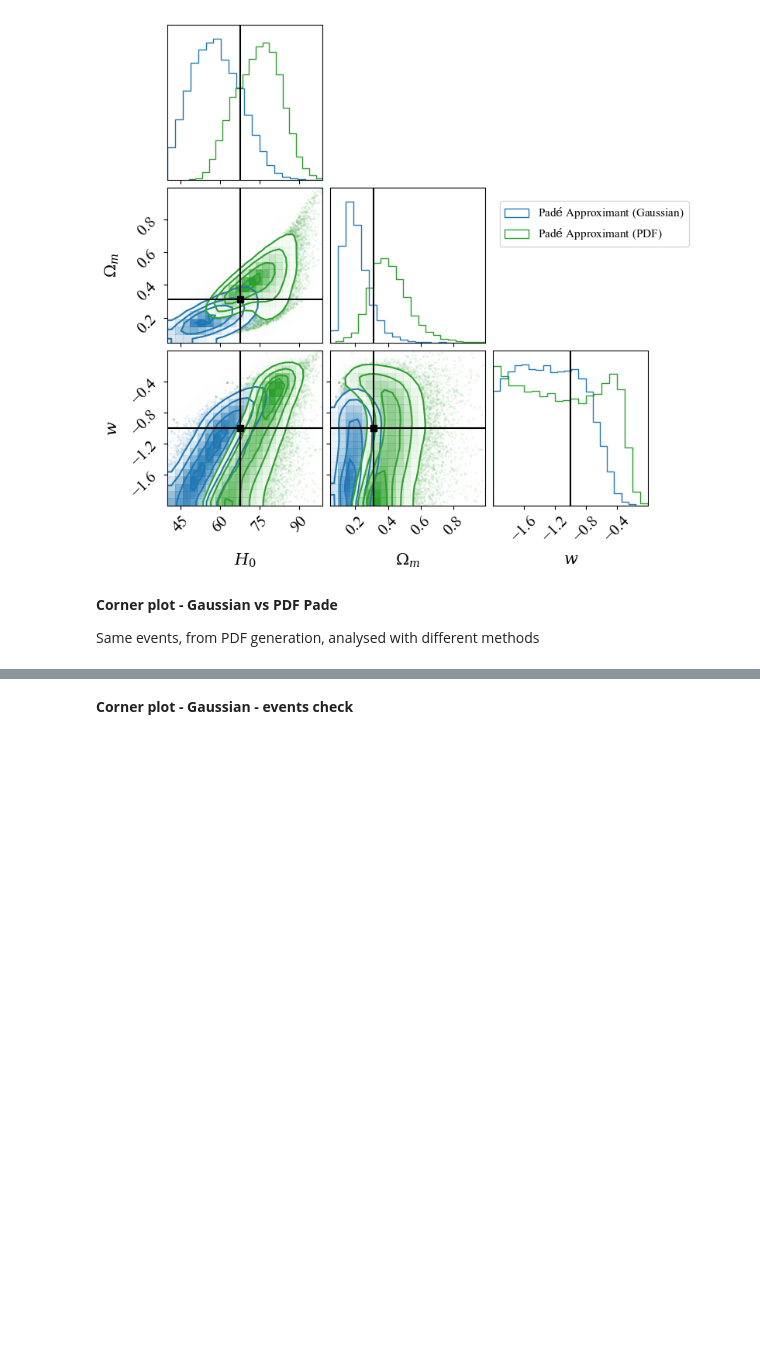
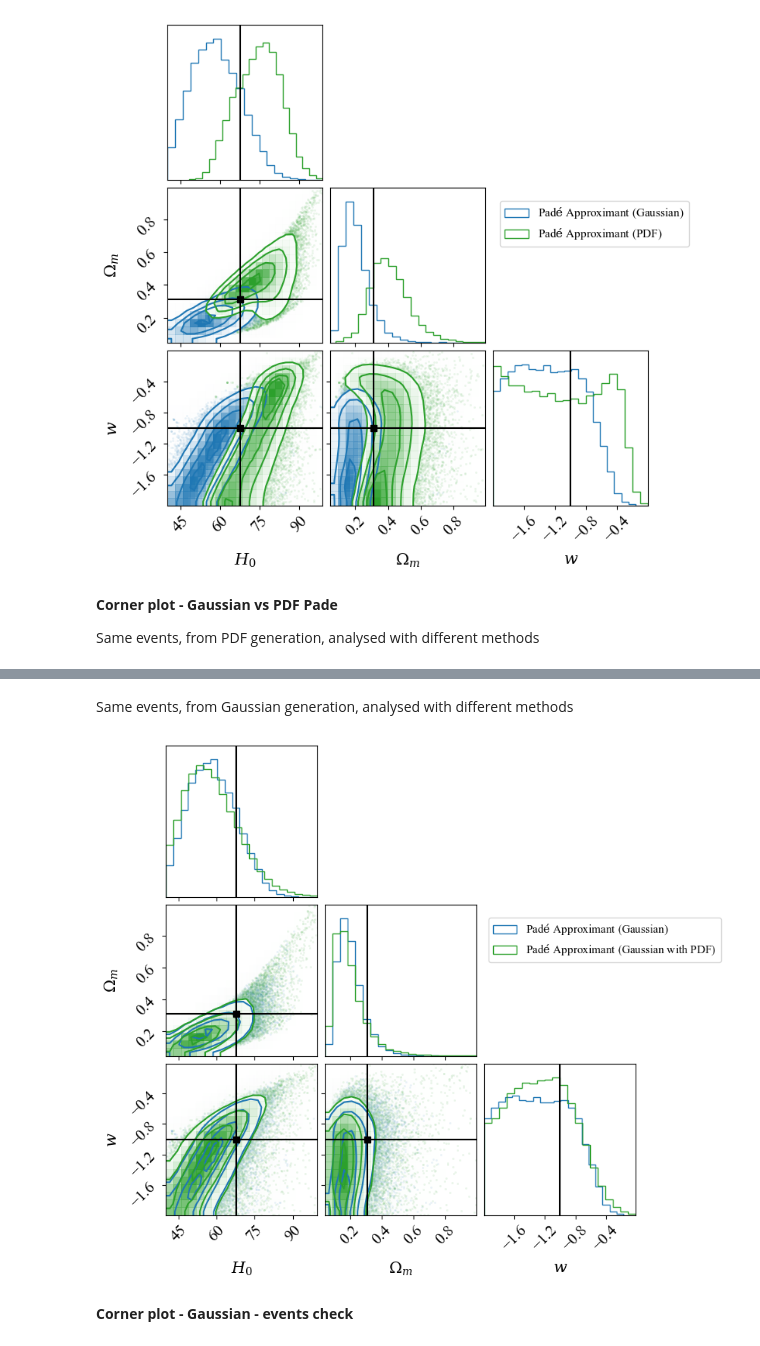
Before and after one commit to MariosNT/DM_cosmic_Pade, a Jupyter notebook: Notebooks/MCMC_comparisons.ipynb, the cells around one changed output, grey strips where cells are left out. Saved outputs shown, nothing was run; the diff lists cells and outputs as text; code cells hidden in the pictures; blank space fills up the shorter version.

```diff
--- a/Notebooks/MCMC_comparisons.ipynb
+++ b/Notebooks/MCMC_comparisons.ipynb
@@ -62,6 +62,18 @@ s_DM_obs_gauss = redshifts_gauss['s_DM_obs_cs']
 
 ## PDFs checks
 flat_samples_PD_pdf_gauss = np.load('./posterior/samples_PD_pdf_gauss.npy')
+flat_samples_PD_gauss_pdf = np.load('./posterior/samples_PD_gauss_pdf.npy')
+
+## GARDBADGE checks
+
+redshifts_random = np.load('./posterior/redshifts_random.npz')
+
+z_centres_random = redshifts_random['z_cs']
+DM_obs_centre_random = redshifts_random['DM_obs_cs']
+s_DM_obs_random = redshifts_random['s_DM_obs_cs']
+
+flat_samples_PD_garbadge_gauss = np.load('./posterior/samples_PD_garbadge_gauss.npy')
+flat_samples_PD_garbadge_pdf = np.load('./posterior/samples_PD_garbadge_pdf.npy')
 # %%
 fig = plt.figure(figsize=(12, 4))
 ax1 = fig.add_subplot(1, 2, 1)
@@ -213,3 +225,22 @@ plt.show()
+# %% [markdown]
+Same events, from Gaussian generation, analysed with different methods
+# %%
+labels = [r"$H_0$", r"$\Omega_m$", r"$w$"]
+
+fig = corner.corner(
+    flat_samples_PD_gauss, labels=labels, color="tab:blue", smooth=True, label_kwargs={"fontsize": 15},
+)
+corner.corner(
+    flat_samples_PD_gauss_pdf, fig=fig, truths=[HUBBLE, OMEGA_MATTER, W_LAMBDA], truth_color='black', color="tab:green", smooth=True
+);
+
+for ax in fig.get_axes():
+    ax.tick_params(axis='both', labelsize=15)
+
+plt.legend([r'Pad$\'{\rm e}$ Approximant (Gaussian)', r'Pad$\'{\rm e}$ Approximant (Gaussian with PDF)' ], loc='upper right', bbox_to_anchor=(0.6, 1., 1, 1), fontsize=11)
+plt.show()
+# %% [output]
+[figure, added]
 # %% [markdown]
 **Corner plot - Gaussian - events check**
 # %%
```
Also changed, not shown: parts of 3 cells of this notebook, 2 other files.
